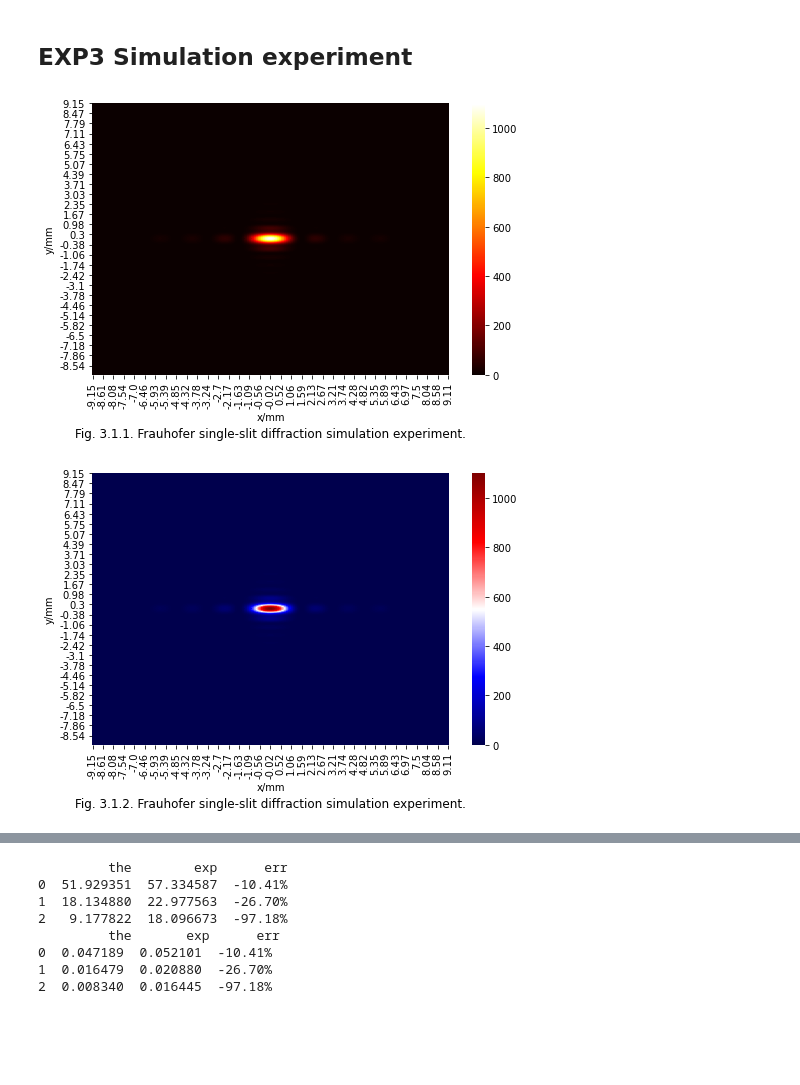
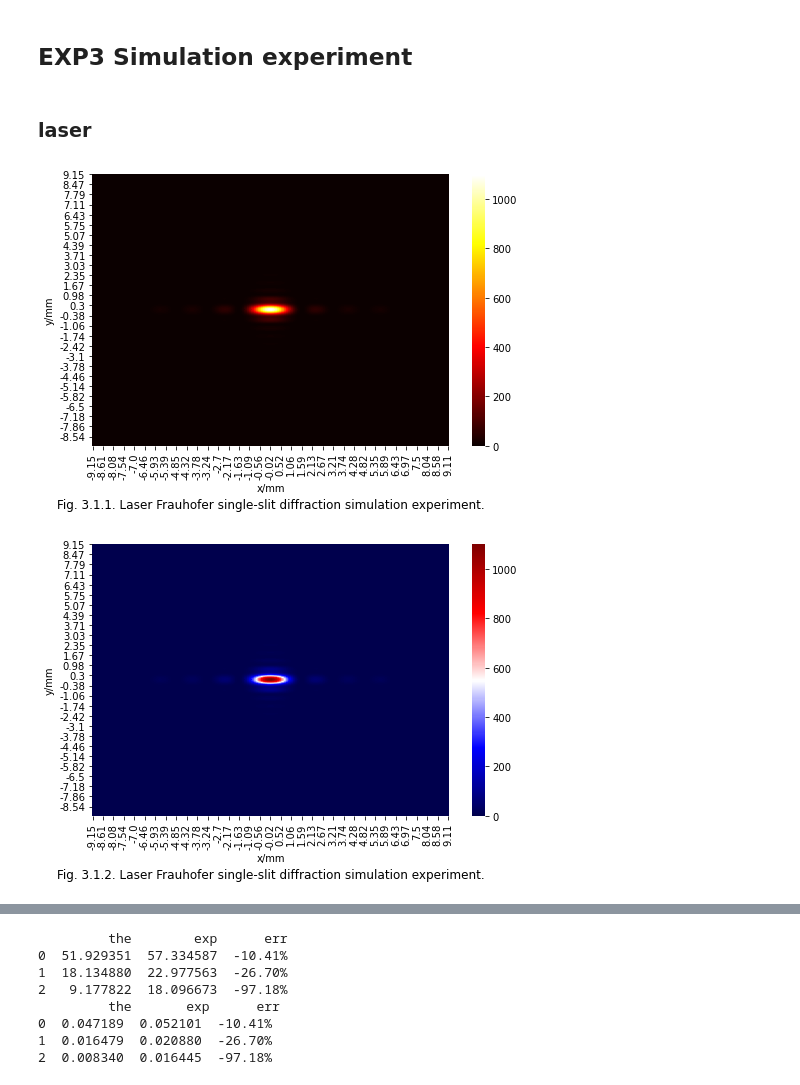
Before and after one commit to Zweig-Wong/SYSU-PHY-EXP, a Jupyter notebook: B10-Fraunhofer_single-slit_diffraction/B10-Fraunhofer_single-slit_diffraction.ipynb, the cells around one changed output, grey strips where cells are left out. Saved outputs shown, nothing was run; the diff lists cells and outputs as text; code cells hidden in the pictures; blank space fills up the shorter version.

Commit message:
Edit B10: add parallel light diffraction

```diff
--- a/B10-Fraunhofer_single-slit_diffraction/B10-Fraunhofer_single-slit_diffraction.ipynb
+++ b/B10-Fraunhofer_single-slit_diffraction/B10-Fraunhofer_single-slit_diffraction.ipynb
@@ -288,8 +288,10 @@ plt.savefig(r'B10-Output\Fig.2.png', bbox_inches = 'tight', dpi=300)
 [figure]
 # %% [markdown]
 ## EXP3 Simulation experiment
+# %% [markdown]
+### laser
 # %%
-df3 = pd.DataFrame((loadmat(r'B10-Data\Simu.mat')['Mod'])**2) ##square!!!!
+df3 = pd.DataFrame((loadmat(r'B10-Data\Simu_laser.mat')['Mod'])**2) ##square!!!!
 lim = 9.15
 ticks = tuple(str(-round(x, 2)) for x in np.linspace(-lim, lim, 512))
 df3.columns = tuple(str(round(x, 2)) for x in np.linspace(-lim, lim, 512))
@@ -297,21 +299,21 @@ df3.index = tuple(str(-round(x, 2)) for x in np.linspace(-lim, lim, 512))
 # %%
 plt.figure(figsize= (8,5))
 sns.heatmap(df3, cmap='hot')
 plt.xlabel('x/mm')
 plt.ylabel('y/mm')
-plt.title('Fig. 3.1.1. Frauhofer single-slit diffraction simulation experiment.', y=-0.25)
-# plt.savefig(r'B10-Output\Fig.3.1.1.png', bbox_inches = 'tight', dpi=600)
+plt.title('Fig. 3.1.1. Laser Frauhofer single-slit diffraction simulation experiment.', y=-0.25)
+plt.savefig(r'B10-Output\Fig.3.1.1.png', bbox_inches = 'tight', dpi=600)
 # %% [output]
-[figure, old version]
+[figure, new version]
 # %%
 plt.figure(figsize= (8,5))
 sns.heatmap(df3, cmap='seismic')
 plt.xlabel('x/mm')
 plt.ylabel('y/mm')
-plt.title('Fig. 3.1.2. Frauhofer single-slit diffraction simulation experiment.', y=-0.25)
-# plt.savefig(r'B10-Output\Fig.3.1.2.png', bbox_inches = 'tight', dpi=600)
+plt.title('Fig. 3.1.2. Laser Frauhofer single-slit diffraction simulation experiment.', y=-0.25)
+plt.savefig(r'B10-Output\Fig.3.1.2.png', bbox_inches = 'tight', dpi=600)
 # %% [output]
-[figure, old version]
+[figure, new version]
 # %%
 df4 = df3.iloc[255, 255:].rename_axis('x').reset_index()
 df4.columns = ['x', 'P']
```
Also changed, not shown: parts of 14 cells of this notebook, 33 other files.
